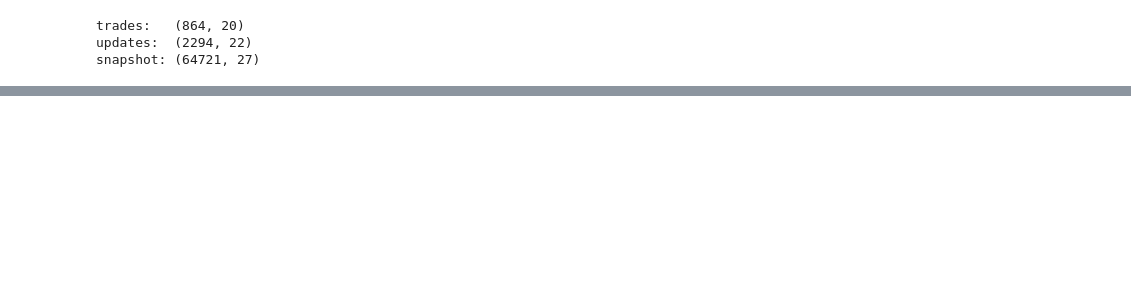
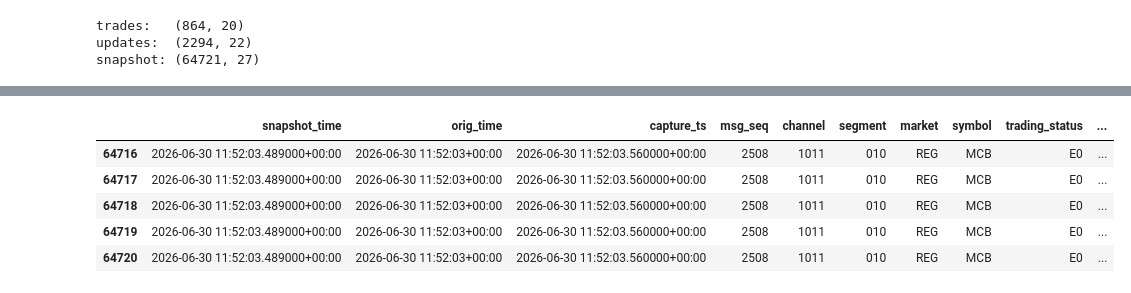
Before and after one commit to shazzzak/HFT_Pk_Codex, a Jupyter notebook: Backtest.ipynb, the cells around one changed output, grey strips where cells are left out. Cells and saved outputs as stored; diff of their text form; code cells hidden in the pictures; blank space fills up the shorter version.

```diff
--- a/Backtest.ipynb
+++ b/Backtest.ipynb
@@ -51,0 +279,9 @@ df_snapshot.to_csv(os.path.join(BASE, f"Ob_snapshot_{SYMBOL}.csv"))
+# %%
+df_snapshot.tail()
+# %% [output]
+|  | snapshot_time | orig_time | capture_ts | msg_seq | channel | segment | market | symbol | trading_status | ... |
+| 64716 | 2026-06-30 11:52:03.489000+00:00 | 2026-06-30 11:52:03+00:00 | 2026-06-30 11:52:03.560000+00:00 | 2508 | 1011 | 010 | REG | MCB | E0 | ... |
+| 64717 | 2026-06-30 11:52:03.489000+00:00 | 2026-06-30 11:52:03+00:00 | 2026-06-30 11:52:03.560000+00:00 | 2508 | 1011 | 010 | REG | MCB | E0 | ... |
+| 64718 | 2026-06-30 11:52:03.489000+00:00 | 2026-06-30 11:52:03+00:00 | 2026-06-30 11:52:03.560000+00:00 | 2508 | 1011 | 010 | REG | MCB | E0 | ... |
+| 64719 | 2026-06-30 11:52:03.489000+00:00 | 2026-06-30 11:52:03+00:00 | 2026-06-30 11:52:03.560000+00:00 | 2508 | 1011 | 010 | REG | MCB | E0 | ... |
+| 64720 | 2026-06-30 11:52:03.489000+00:00 | 2026-06-30 11:52:03+00:00 | 2026-06-30 11:52:03.560000+00:00 | 2508 | 1011 | 010 | REG | MCB | E0 | ... |
```
Also changed, not shown: parts of 4 cells of this notebook.
